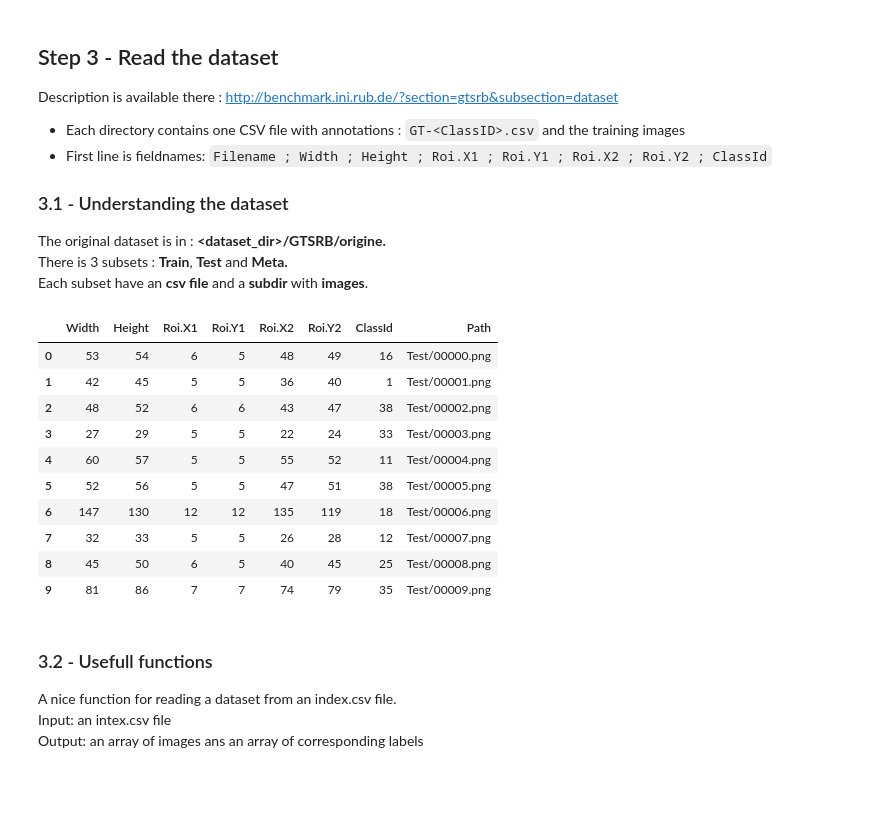
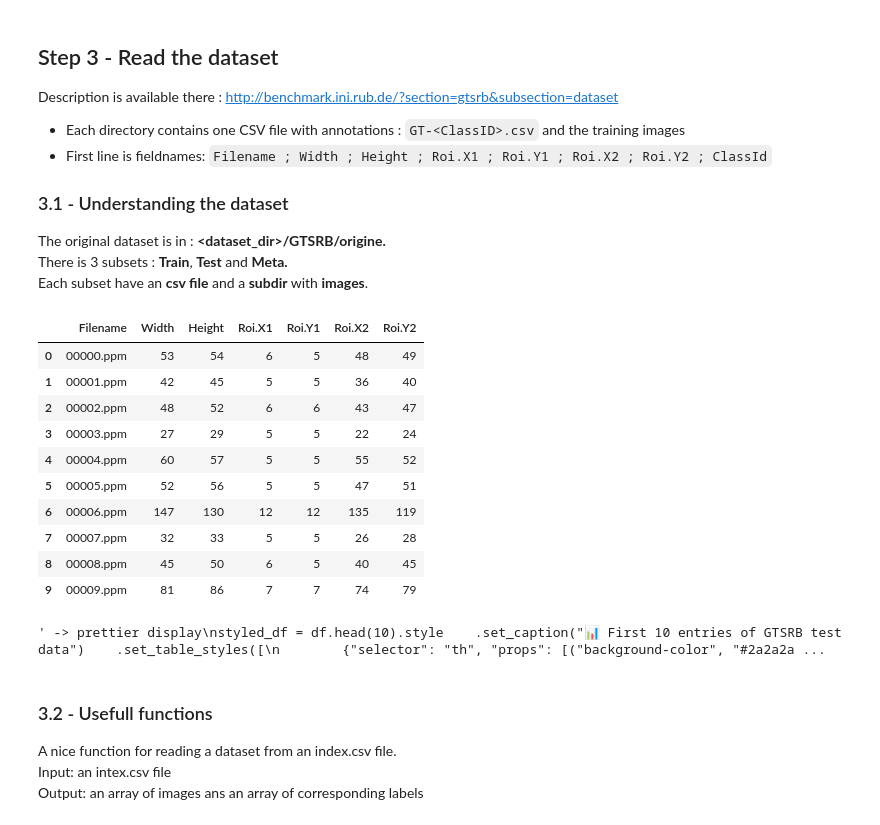
Before and after one commit to auroreRakoto/traffic-sign-detector, a Jupyter notebook: 01-Preparation-of-data.ipynb, the cells around one changed output. Cells and saved outputs as stored; diff of their text form; code cells hidden in the pictures; blank space fills up the shorter version.

```diff
--- a/01-Preparation-of-data.ipynb
+++ b/01-Preparation-of-data.ipynb
@@ -101,21 +101,35 @@ Description is available there : http://benchmark.ini.rub.de/?section=gtsrb&subs
 The original dataset is in : **\<dataset_dir\>/GTSRB/origine.**
 There is 3 subsets : **Train**, **Test** and **Meta.**
 Each subset have an **csv file** and a **subdir** with **images**.
-# %%
-df = pd.read_csv(f'{datasets_dir}/GTSRB/origine/Test.csv', header=0)
-display(df.head(10))
-# %% [output]
-|  | Width | Height | Roi.X1 | Roi.Y1 | Roi.X2 | Roi.Y2 | ClassId | Path |
-| 0 | 53 | 54 | 6 | 5 | 48 | 49 | 16 | Test/00000.png |
-| 1 | 42 | 45 | 5 | 5 | 36 | 40 | 1 | Test/00001.png |
-| 2 | 48 | 52 | 6 | 6 | 43 | 47 | 38 | Test/00002.png |
-| 3 | 27 | 29 | 5 | 5 | 22 | 24 | 33 | Test/00003.png |
-| 4 | 60 | 57 | 5 | 5 | 55 | 52 | 11 | Test/00004.png |
-| 5 | 52 | 56 | 5 | 5 | 47 | 51 | 38 | Test/00005.png |
-| 6 | 147 | 130 | 12 | 12 | 135 | 119 | 18 | Test/00006.png |
-| 7 | 32 | 33 | 5 | 5 | 26 | 28 | 12 | Test/00007.png |
-| 8 | 45 | 50 | 6 | 5 | 40 | 45 | 25 | Test/00008.png |
-| 9 | 81 | 86 | 7 | 7 | 74 | 79 | 35 | Test/00009.png |
+# %%
+#df = pd.read_csv(f'{datasets_dir}/GTSRB/origine/Test.csv', header=0)
+df = pd.read_csv(f'{datasets_dir}/GTSRB/origine/Test.csv', sep=";", header=0)
+display(df.head(10))
+""" -> prettier display
+styled_df = df.head(10).style\
+    .set_caption("📊 First 10 entries of GTSRB test data")\
+    .set_table_styles([
+        {"selector": "th", "props": [("background-color", "#2a2a2a"), ("color", "white"), ("text-align", "center")]},
+        {"selector": "td", "props": [("text-align", "center")]}
+    ])\
+    .highlight_max(axis=0, color="lightgreen")\
+    .highlight_min(axis=0, color="lightcoral")
+
+display(styled_df)
+"""
+# %% [output]
+|  | Filename | Width | Height | Roi.X1 | Roi.Y1 | Roi.X2 | Roi.Y2 |
+| 0 | 00000.ppm | 53 | 54 | 6 | 5 | 48 | 49 |
+| 1 | 00001.ppm | 42 | 45 | 5 | 5 | 36 | 40 |
+| 2 | 00002.ppm | 48 | 52 | 6 | 6 | 43 | 47 |
+| 3 | 00003.ppm | 27 | 29 | 5 | 5 | 22 | 24 |
+| 4 | 00004.ppm | 60 | 57 | 5 | 5 | 55 | 52 |
+| 5 | 00005.ppm | 52 | 56 | 5 | 5 | 47 | 51 |
+| 6 | 00006.ppm | 147 | 130 | 12 | 12 | 135 | 119 |
+| 7 | 00007.ppm | 32 | 33 | 5 | 5 | 26 | 28 |
+| 8 | 00008.ppm | 45 | 50 | 6 | 5 | 40 | 45 |
+| 9 | 00009.ppm | 81 | 86 | 7 | 7 | 74 | 79 |
+' -> prettier display\nstyled_df = df.head(10).style    .set_caption("📊 First 10 entries of GTSRB test data")    .set_table_styles([\n        {"selector": "th", "props": [("background-color", "#2a2a2a ...
 # %% [markdown]
 ### 3.2 - Usefull functions
 A nice function for reading a dataset from an index.csv file.\
```
Also changed, not shown: parts of 4 cells of this notebook, 1 other file.
